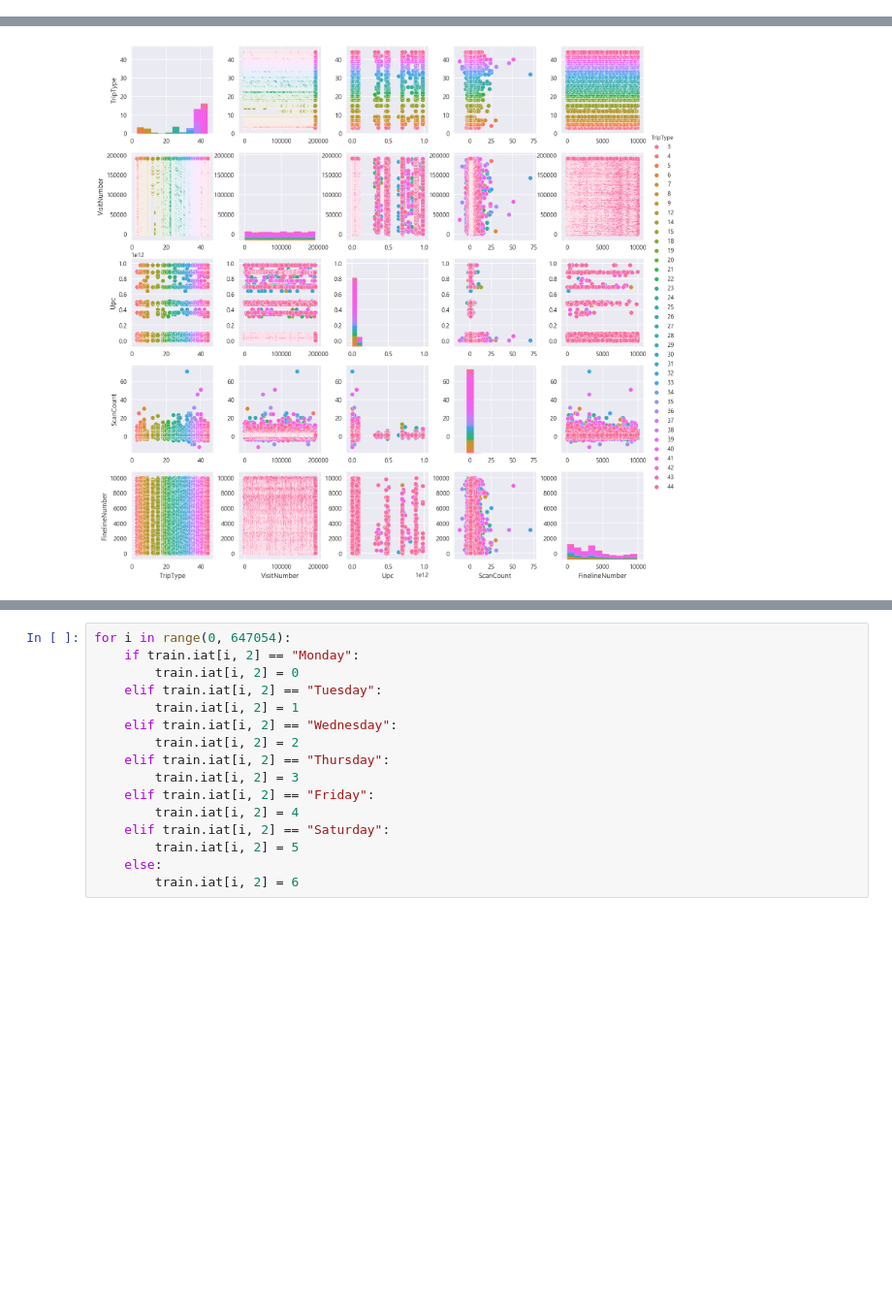
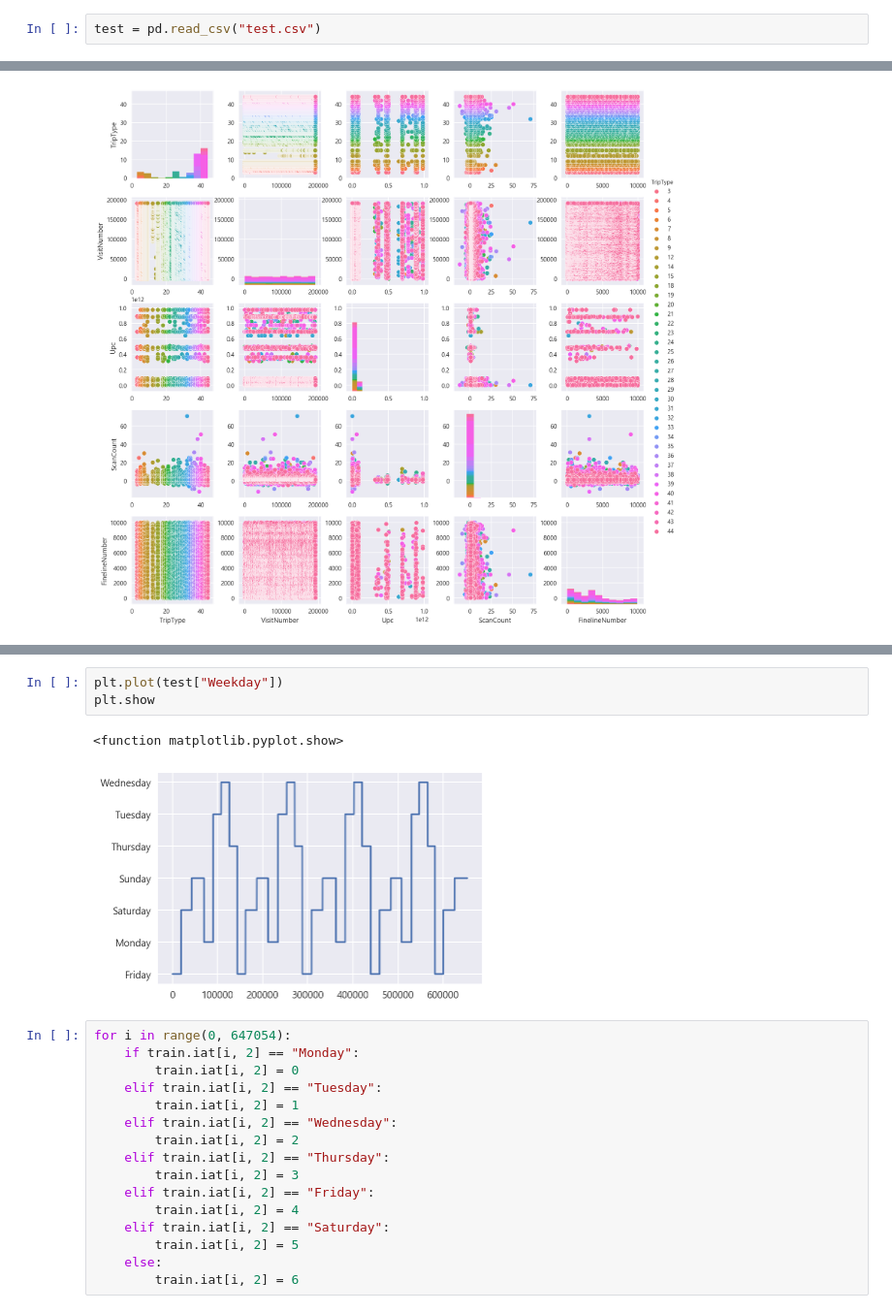
Before and after one commit to YounginLEE/DSS7_Team3, a Jupyter notebook: LYI/Walmart_EDA.ipynb, the cells around one changed output, grey strips where cells are left out. Shown at 97% size. Drawn from its saved outputs; the diff is of its cells as text; blank space fills up the shorter version.

```diff
--- a/LYI/Walmart_EDA.ipynb
+++ b/LYI/Walmart_EDA.ipynb
@@ -31,6 +31,8 @@ elif platform.system() == 'Windows':
 # %%
 train = pd.read_csv("train.csv")
 test = pd.read_csv("test.csv")
+# %%
+test = pd.read_csv("test.csv")
 # %% [markdown]
 ### train data와 test data의 기본적인 정보들
 # %%
@@ -144,3 +162,9 @@ array(['Friday', 'Saturday', 'Sunday', 'Monday', 'Tuesday', 'Wednesday',
+# %%
+plt.plot(test["Weekday"])
+plt.show
+# %% [output]
+<function matplotlib.pyplot.show>
+[figure, added]
 # %%
 for i in range(0, 647054):
     if train.iat[i, 2] == "Monday":
```
Also changed, not shown: parts of 20 cells of this notebook.
